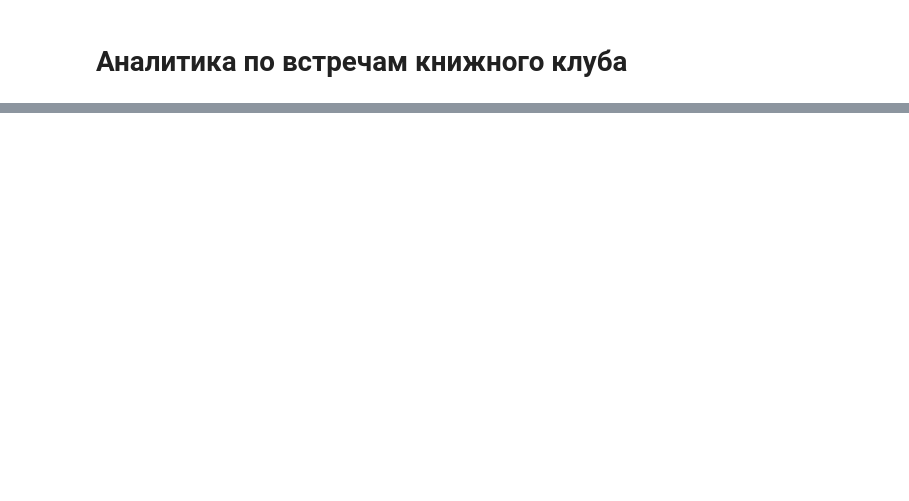
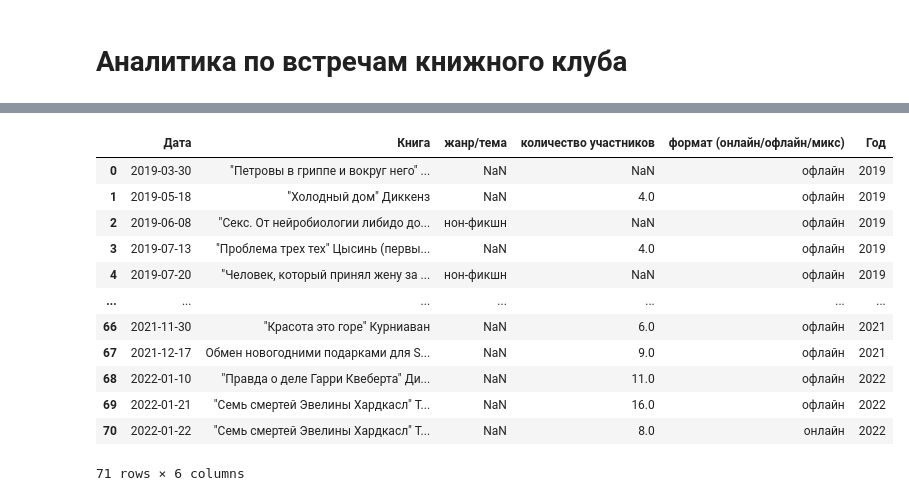
Before and after one commit to ksetdekov/book_club_analytics, a Jupyter notebook: plots.ipynb, the cells around one changed output, grey strips where cells are left out. Saved outputs shown, nothing was run; the diff lists cells and outputs as text; code cells hidden in the pictures; blank space fills up the shorter version.

```diff
--- a/plots.ipynb
+++ b/plots.ipynb
@@ -19,0 +84,16 @@ drive.mount('/content/gdrive')
+# %%
+meetings_det
+# %% [output]
+|  | Дата | Книга | жанр/тема | количество участников | формат (онлайн/офлайн/микс) | Год |
+| 0 | 2019-03-30 | "Петровы в гриппе и вокруг него" ... | NaN | NaN | офлайн | 2019 |
+| 1 | 2019-05-18 | "Холодный дом" Диккенз | NaN | 4.0 | офлайн | 2019 |
+| 2 | 2019-06-08 | "Секс. От нейробиологии либидо до... | нон-фикшн | NaN | офлайн | 2019 |
+| 3 | 2019-07-13 | "Проблема трех тех" Цысинь (первы... | NaN | 4.0 | офлайн | 2019 |
+| 4 | 2019-07-20 | "Человек, который принял жену за ... | нон-фикшн | NaN | офлайн | 2019 |
+| ... | ... | ... | ... | ... | ... | ... |
+| 66 | 2021-11-30 | "Красота это горе" Курниаван | NaN | 6.0 | офлайн | 2021 |
+| 67 | 2021-12-17 | Обмен новогодними подарками для S... | NaN | 9.0 | офлайн | 2021 |
+| 68 | 2022-01-10 | "Правда о деле Гарри Квеберта" Ди... | NaN | 11.0 | офлайн | 2022 |
+| 69 | 2022-01-21 | "Семь смертей Эвелины Хардкасл" Т... | NaN | 16.0 | офлайн | 2022 |
+| 70 | 2022-01-22 | "Семь смертей Эвелины Хардкасл" Т... | NaN | 8.0 | онлайн | 2022 |
+71 rows × 6 columns
```
Also changed, not shown: parts of 24 cells of this notebook.
